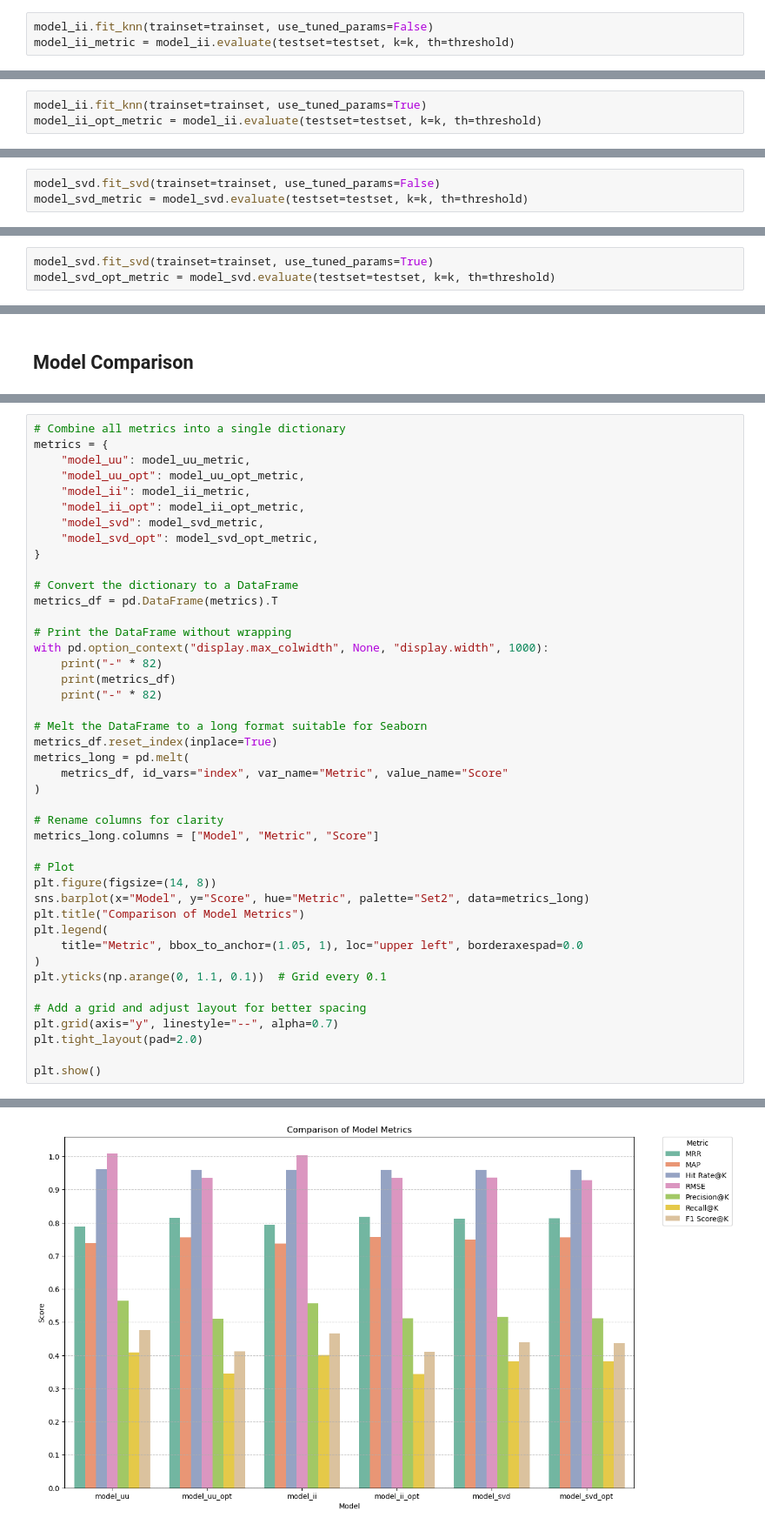
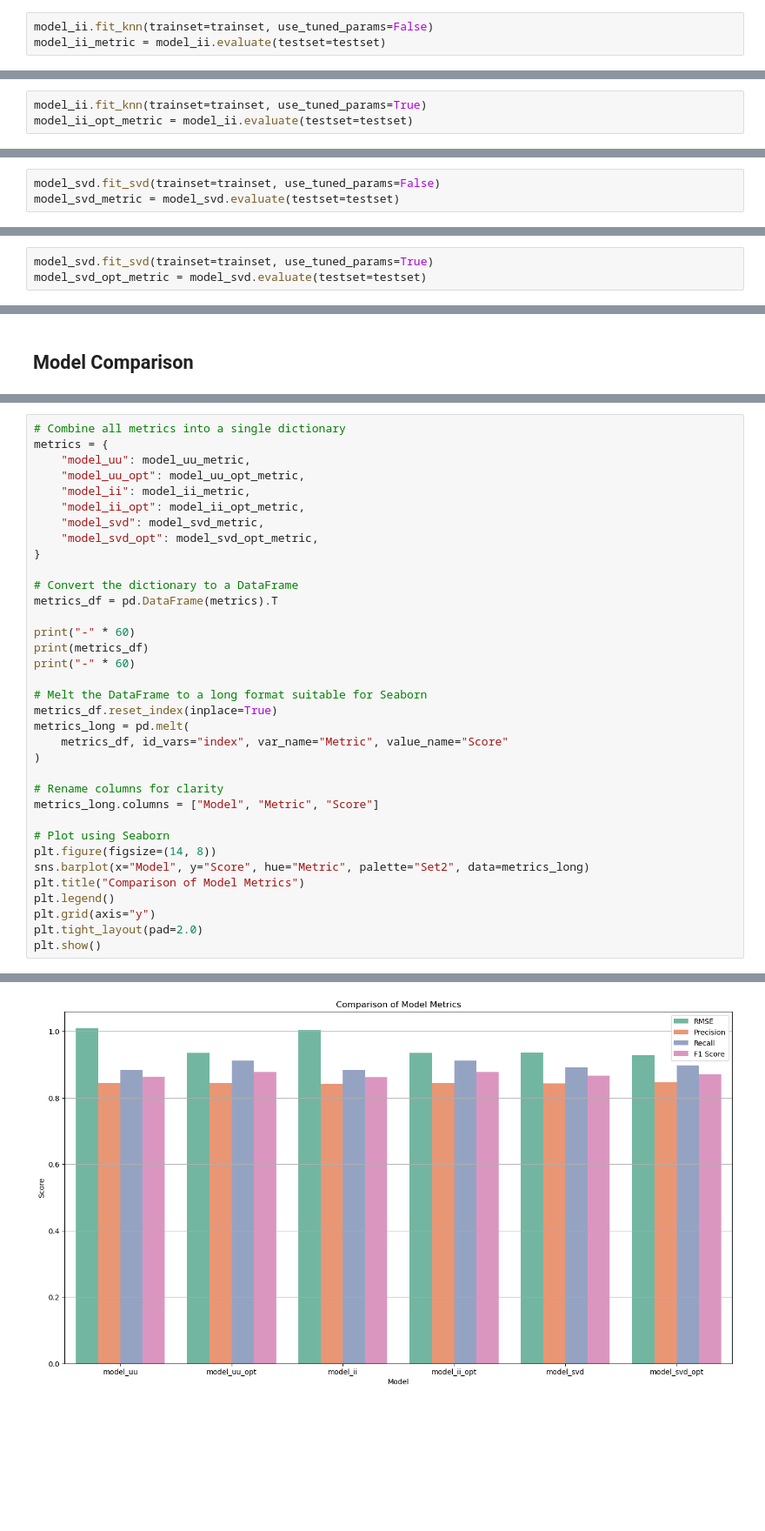
Before and after one commit to tmoesl/product-recommendation-system, a Jupyter notebook: notebooks/product_recommendation_system.ipynb, the cells around one changed output, grey strips where cells are left out. Shown at 87% size. Cells and saved outputs as stored; diff of their text form; blank space fills up the shorter version.

```diff
--- a/notebooks/product_recommendation_system.ipynb
+++ b/notebooks/product_recommendation_system.ipynb
@@ -1286,5 +1170,5 @@ model = KNNBaseline
 model_ii = RecommendationSystem(data=data, algo_class=model, sim_options=sim_options)
 # %%
 model_ii.fit_knn(trainset=trainset, use_tuned_params=False)
-model_ii_metric = model_ii.evaluate(testset=testset, k=k, th=threshold)
+model_ii_metric = model_ii.evaluate(testset=testset)
 # %% [output]
@@ -1344,4 +1223,4 @@ Parameters: {'k': 30, 'min_k': 5, 'sim_options': {'name': 'pearson_baseline', 'u
 # %%
 model_ii.fit_knn(trainset=trainset, use_tuned_params=True)
-model_ii_opt_metric = model_ii.evaluate(testset=testset, k=k, th=threshold)
+model_ii_opt_metric = model_ii.evaluate(testset=testset)
 # %% [output]
@@ -1400,5 +1274,5 @@ model = SVD
 model_svd = RecommendationSystem(data=data, algo_class=model, sim_options=None)
 # %%
 model_svd.fit_svd(trainset=trainset, use_tuned_params=False)
-model_svd_metric = model_svd.evaluate(testset=testset, k=k, th=threshold)
+model_svd_metric = model_svd.evaluate(testset=testset)
 # %% [output]
@@ -1440,5 +1309,5 @@ RMSE: 0.927
 Parameters: {'n_epochs': 30, 'lr_all': 0.005, 'reg_all': 0.2, 'n_factors': 50}
 # %%
 model_svd.fit_svd(trainset=trainset, use_tuned_params=True)
-model_svd_opt_metric = model_svd.evaluate(testset=testset, k=k, th=threshold)
+model_svd_opt_metric = model_svd.evaluate(testset=testset)
 # %% [output]
@@ -1501,11 +1362,9 @@ metrics = {
 # Convert the dictionary to a DataFrame
 metrics_df = pd.DataFrame(metrics).T
 
-# Print the DataFrame without wrapping
-with pd.option_context("display.max_colwidth", None, "display.width", 1000):
-    print("-" * 82)
-    print(metrics_df)
-    print("-" * 82)
+print("-" * 60)
+print(metrics_df)
+print("-" * 60)
 
 # Melt the DataFrame to a long format suitable for Seaborn
 metrics_df.reset_index(inplace=True)
@@ -1516,18 +1375,12 @@ metrics_long = pd.melt(
 # Rename columns for clarity
 metrics_long.columns = ["Model", "Metric", "Score"]
 
-# Plot
+# Plot using Seaborn
 plt.figure(figsize=(14, 8))
 sns.barplot(x="Model", y="Score", hue="Metric", palette="Set2", data=metrics_long)
 plt.title("Comparison of Model Metrics")
-plt.legend(
-    title="Metric", bbox_to_anchor=(1.05, 1), loc="upper left", borderaxespad=0.0
-)
-plt.yticks(np.arange(0, 1.1, 0.1))  # Grid every 0.1
-
-# Add a grid and adjust layout for better spacing
-plt.grid(axis="y", linestyle="--", alpha=0.7)
+plt.legend()
+plt.grid(axis="y")
 plt.tight_layout(pad=2.0)
-
 plt.show()
 # %% [output]
@@ -1543 +1396 @@ model_svd_opt  0.814  0.756       0.960  0.928        0.511     0.382       0.43
-[figure, old version]
+[figure, new version]
```
Also changed, not shown: parts of 35 cells of this notebook.
